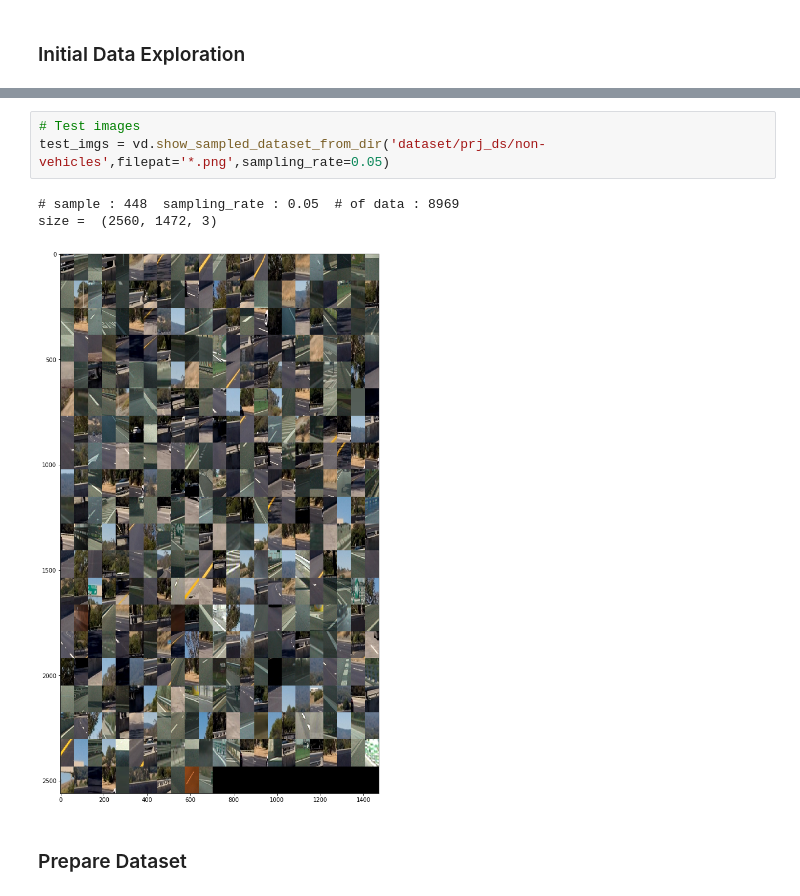
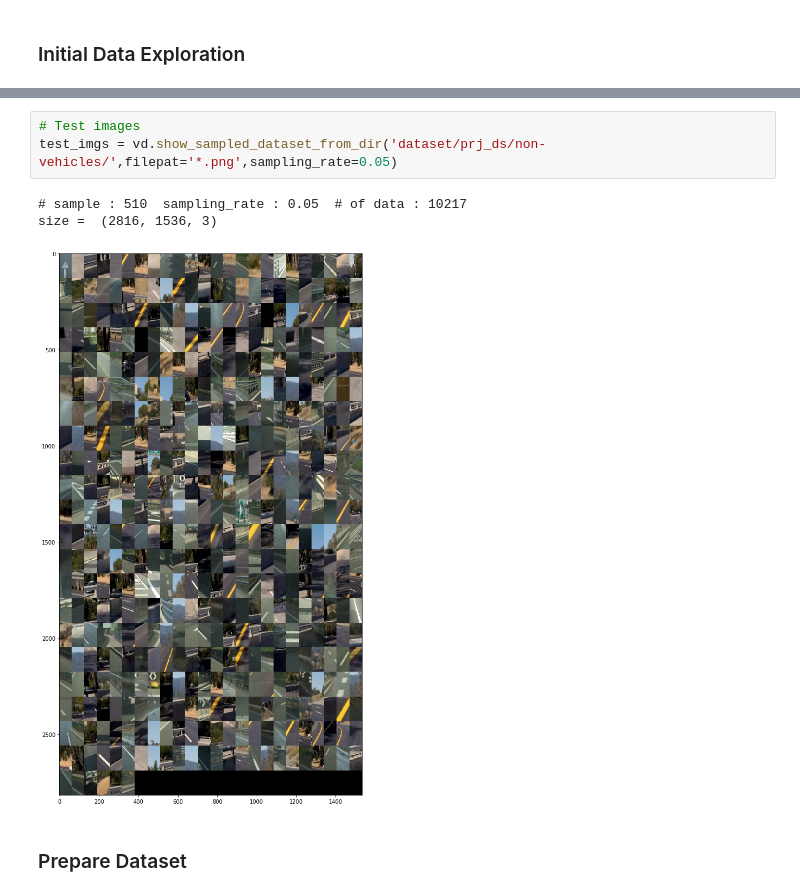
Before and after one commit to papaispicolo/CarND-Vehicle-Detection-P5, a Jupyter notebook: 01_HoG_feature.ipynb, the cells around one changed output, grey strips where cells are left out. Saved outputs shown, nothing was run; the diff lists cells and outputs as text.

```diff
--- a/01_HoG_feature.ipynb
+++ b/01_HoG_feature.ipynb
@@ -50,10 +50,10 @@ size =  (768, 512, 3)
 # %%
 # Test images
-test_imgs = vd.show_sampled_dataset_from_dir('dataset/prj_ds/non-vehicles',filepat='*.png',sampling_rate=0.05)
+test_imgs = vd.show_sampled_dataset_from_dir('dataset/prj_ds/non-vehicles/',filepat='*.png',sampling_rate=0.05)
 # %% [output]
-# sample : 448  sampling_rate : 0.05  # of data : 8969
-size =  (2560, 1472, 3)
+# sample : 510  sampling_rate : 0.05  # of data : 10217
+size =  (2816, 1536, 3)
-[figure, old version]
+[figure, new version]
 # %% [markdown]
 ### Prepare Dataset
 # %%
```
Also changed, not shown: parts of 18 cells of this notebook, 12 other files.
